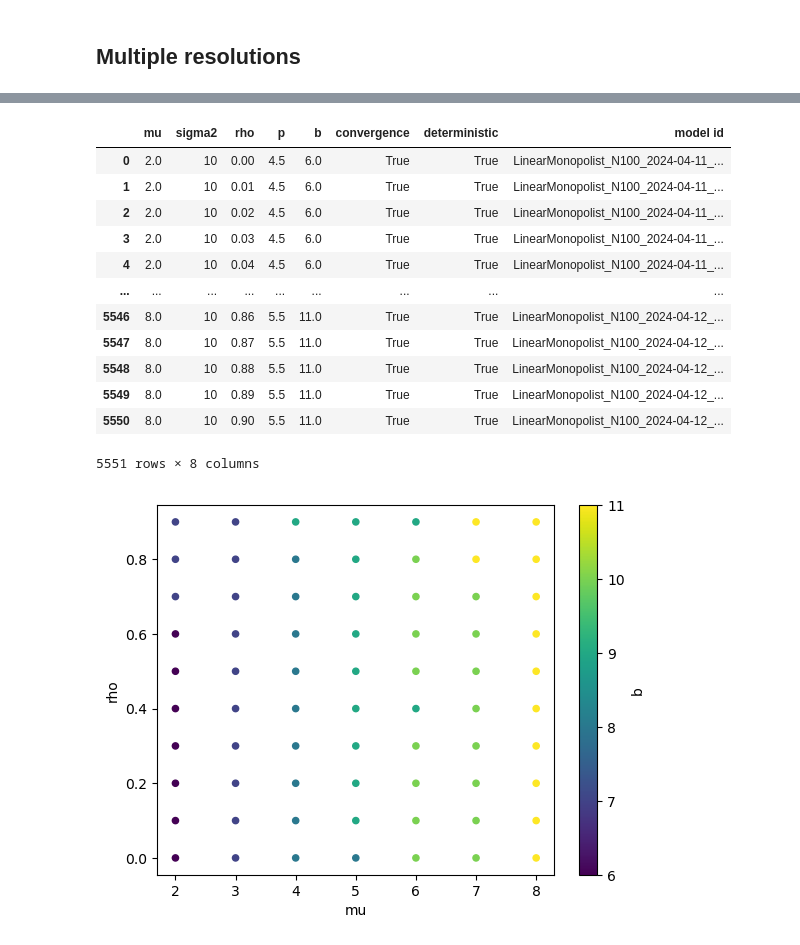
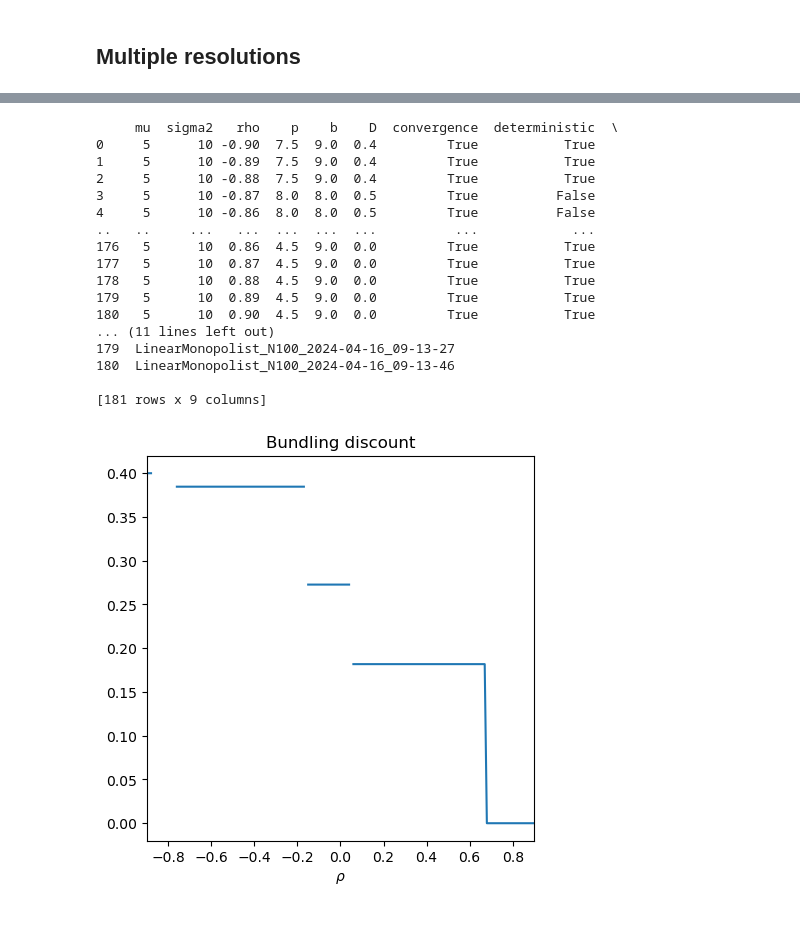
Before and after one commit to x-dupuis/screening-algo, a Jupyter notebook: examples/Schmalensee.ipynb, the cells around one changed output, grey strips where cells are left out. Cells and saved outputs as stored; diff of their text form; code cells hidden in the pictures.

```diff
--- a/examples/Schmalensee.ipynb
+++ b/examples/Schmalensee.ipynb
@@ -158,10 +185,11 @@ theta0, theta1 = np.meshgrid(theta0,theta1)
 theta = np.stack((theta0.flatten(), theta1.flatten())); N = theta.shape[-1] # number of types
 
 kmax = ceil(sqrt(N))+1
-df_prices = pd.DataFrame(columns=['mu', 'sigma2', 'rho', 'p', 'b', 'convergence', 'deterministic', 'model id'])
+df_prices = pd.DataFrame(columns=['mu', 'sigma2', 'rho', 'p', 'b', 'D', 'convergence', 'deterministic', 'model id'])
 
-sigma2 = 10
-for mu, rho in itertools.product(np.linspace(2, 8, num=61),np.linspace(0, 0.9, num=91)): # num=7 x num=10 or num=61 x num=91
+mu = 5; sigma2 = 10
+# for mu, rho in itertools.product(np.linspace(2, 8, num=61),np.linspace(0, 0.9, num=91)): # num=7 x num=10 or num=61 x num=91
+for rho in np.linspace(-0.9, 0.9, num=181): # num=19 or num=181
     print(f'mu={mu}, sigma2={sigma2}, rho={rho}')
 
     distribution = multivariate_normal(mu*np.array([1, 1]), sigma2*np.array([[1, rho], [rho,1]]))
@@ -196,14 +224,13 @@ for mu, rho in itertools.product(np.linspace(2, 8, num=61),np.linspace(0, 0.9, n
 
     model.output(log=0,) # path='results/Schmalensee/'+model.id)
     prices = np.unique(model.p.round(6))
-    df_prices.loc[len(df_prices)] = [mu, sigma2, rho,  prices[1], prices[-1], model.converged, len(prices)==3, model.id]
+    df_prices.loc[len(df_prices)] = [mu, sigma2, rho,  prices[1], prices[-1], 1-prices[-1]/(2*prices[1]), model.converged, len(prices)==3, model.id]
     print(f'nb of optimization = {k}, final convergence = {model.converged}, deterministic solution = {len(prices)==3}\n')
 
-# df_prices.loc[:,['mu', 'rho', 'p', 'b']]
+# path = 'results/Schmalensee/prices-rho_N'+str(model.N)
+# with pd.ExcelWriter(path+'.xlsx') as writer:
+#                 df_prices.round(3).to_excel(writer, sheet_name='prices')
 
-path = 'results/Schmalensee/prices_N'+str(model.N)
-with pd.ExcelWriter(path+'.xlsx') as writer:
-                df_prices.round(3).to_excel(writer, sheet_name='prices')
-
+# df_prices.loc[:,['mu', 'rho', 'p', 'b', 'D']]
 df_prices
 # %% [output]
@@ -228,20 +267,27 @@ ModuleNotFoundError: No module named 'openpyxl'
 # %%
-path = 'results/Schmalensee/prices_N'+str(model.N)
-with pd.ExcelWriter(path+'.xlsx') as writer:
-                df_prices.round(3).to_excel(writer, sheet_name='prices')
+# path = 'results/Schmalensee/prices-rho_N'+str(model.N)
+# with pd.ExcelWriter(path+'.xlsx') as writer:
+#                 df_prices.round(3).to_excel(writer, sheet_name='prices')
 
-df_prices
+# with pd.option_context(#'display.max_rows', None,
+#                         'display.max_columns', None,
+#                         'display.precision', 3,):
+#         print(df_prices)
 # %% [output]
-|  | mu | sigma2 | rho | p | b | convergence | deterministic | model id |
-| 0 | 2.0 | 10 | 0.00 | 4.5 | 6.0 | True | True | LinearMonopolist_N100_2024-04-11_... |
-| 1 | 2.0 | 10 | 0.01 | 4.5 | 6.0 | True | True | LinearMonopolist_N100_2024-04-11_... |
-| 2 | 2.0 | 10 | 0.02 | 4.5 | 6.0 | True | True | LinearMonopolist_N100_2024-04-11_... |
-| 3 | 2.0 | 10 | 0.03 | 4.5 | 6.0 | True | True | LinearMonopolist_N100_2024-04-11_... |
-| 4 | 2.0 | 10 | 0.04 | 4.5 | 6.0 | True | True | LinearMonopolist_N100_2024-04-11_... |
-| ... | ... | ... | ... | ... | ... | ... | ... | ... |
-| 5546 | 8.0 | 10 | 0.86 | 5.5 | 11.0 | True | True | LinearMonopolist_N100_2024-04-12_... |
-| 5547 | 8.0 | 10 | 0.87 | 5.5 | 11.0 | True | True | LinearMonopolist_N100_2024-04-12_... |
-| 5548 | 8.0 | 10 | 0.88 | 5.5 | 11.0 | True | True | LinearMonopolist_N100_2024-04-12_... |
-| 5549 | 8.0 | 10 | 0.89 | 5.5 | 11.0 | True | True | LinearMonopolist_N100_2024-04-12_... |
-| 5550 | 8.0 | 10 | 0.90 | 5.5 | 11.0 | True | True | LinearMonopolist_N100_2024-04-12_... |
-5551 rows × 8 columns
+     mu  sigma2   rho    p    b    D  convergence  deterministic  \
+0     5      10 -0.90  7.5  9.0  0.4         True           True
+1     5      10 -0.89  7.5  9.0  0.4         True           True
+2     5      10 -0.88  7.5  9.0  0.4         True           True
+3     5      10 -0.87  8.0  8.0  0.5         True          False
+4     5      10 -0.86  8.0  8.0  0.5         True          False
+..   ..     ...   ...  ...  ...  ...          ...            ...
+176   5      10  0.86  4.5  9.0  0.0         True           True
+177   5      10  0.87  4.5  9.0  0.0         True           True
+178   5      10  0.88  4.5  9.0  0.0         True           True
+179   5      10  0.89  4.5  9.0  0.0         True           True
+180   5      10  0.90  4.5  9.0  0.0         True           True
+... (11 lines left out)
+179  LinearMonopolist_N100_2024-04-16_09-13-27
+180  LinearMonopolist_N100_2024-04-16_09-13-46
+
+[181 rows x 9 columns]
@@ -256,4 +294,14 @@ df_prices
 # %%
-_ = df_prices.plot(kind='scatter', x='mu', y='rho', c='b')
+# _ = df_prices.plot(kind='scatter', x='mu', y='rho', c='b')
-# %% [output]
-[figure, removed]
+# %%
+Dnan = df_prices['D'].copy()
+Dnan[~df_prices['deterministic']] = np.nan
+fig, ax = plt.subplots(figsize=(5,5))
+# _ = ax.plot(df_prices['rho'], df_prices['D'])
+# _ = ax.plot(df_prices['rho'], 0.5*np.ones_like(df_prices['rho']), 'k--')
+_ = ax.plot(df_prices['rho'], Dnan)
+_ = ax.set_xlabel(r'$\rho$'); #_ = ax.set_ylabel(r'$D$')
+_ = ax.set_xbound(-0.9, 0.9)
+_ = ax.set_title('Bundling discount')
+# %% [output]
+[figure, added]
```
Also changed, not shown: parts of 13 cells of this notebook, 2 other files.
